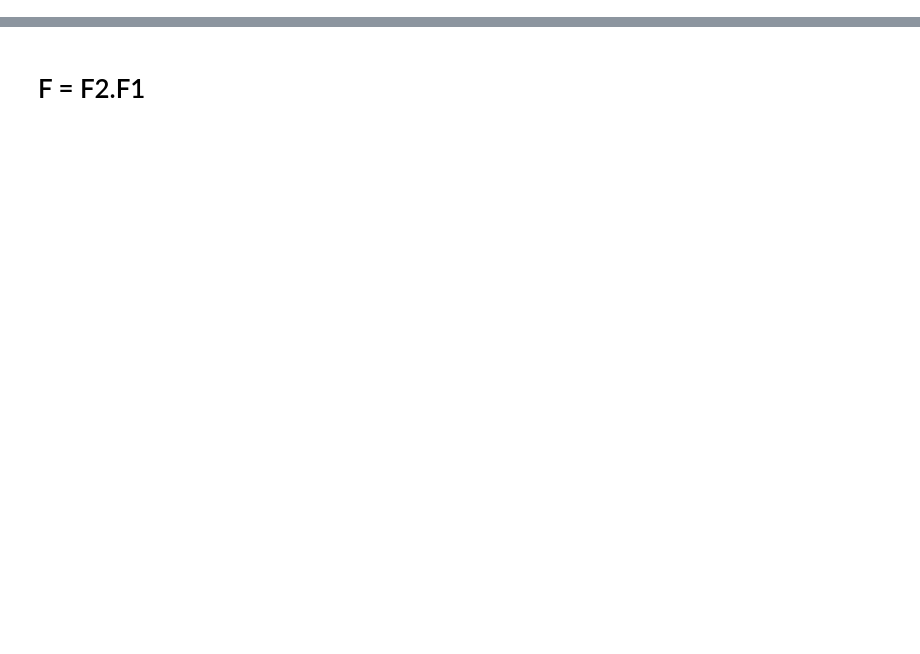
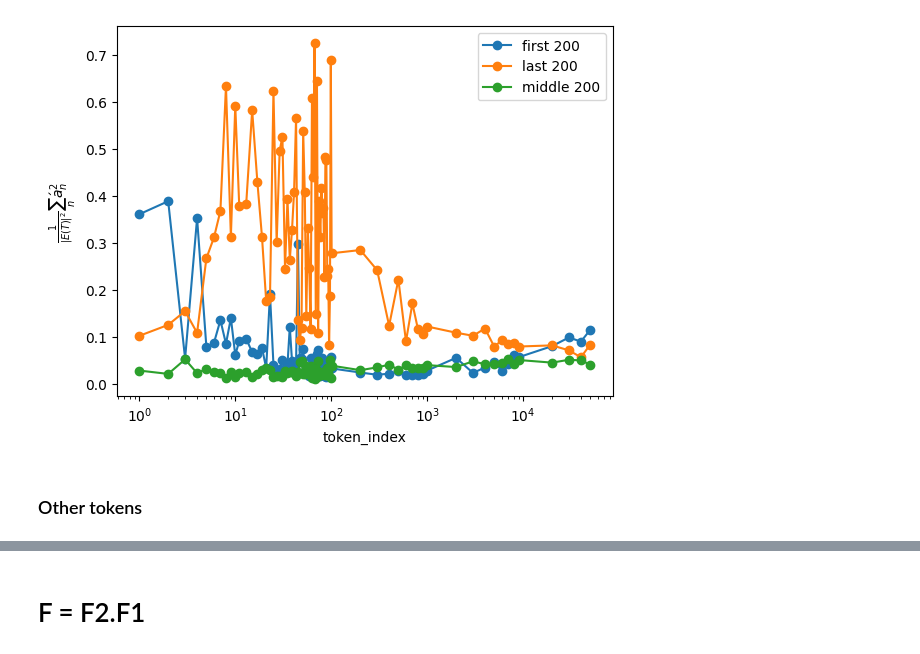
Before and after one commit to acevedo-s/BID, a Jupyter notebook: Text/analysis/Barcelona/nb.ipynb, the cells around one changed output, grey strips where cells are left out. Saved outputs shown, nothing was run; the diff lists cells and outputs as text; code cells hidden in the pictures; blank space fills up the shorter version.

```diff
--- a/Text/analysis/Barcelona/nb.ipynb
+++ b/Text/analysis/Barcelona/nb.ipynb
@@ -60,0 +170,44 @@ plt.show()
+# %%
+cutoff =  200 # embedding_dim // 20
+token_list = np.arange(10,dtype=int)
+token_list = np.concatenate((token_list,
+                             np.arange(10,100,2))
+)
+token_list = np.concatenate((token_list,
+                             np.arange(100,1000,100))
+)
+token_list = np.concatenate((token_list,
+                             np.arange(1000,10000,1000))
+)
+token_list = np.concatenate((token_list,
+                             np.array([2,3,4,5])*10000)
+)
+
+
+weight_on_min_subspace = np.empty(shape=(len(token_list)))
+weight_on_max_subspace = np.empty(shape=weight_on_min_subspace.shape)
+weight_on_middle_subspace = np.empty(shape=weight_on_min_subspace.shape)
+
+for t_id,t in enumerate(token_list):
+  overlaps = np.zeros(shape=(embedding_dim))
+  for n in range(embedding_dim):
+    overlaps[n] = np.dot(embedding_matrix[t],eigenvectors[:,n])
+  weights = overlaps**2 / np.dot(embedding_matrix[t],embedding_matrix[t])
+  weight_on_min_subspace[t_id] = np.sum(weights[:cutoff])
+  weight_on_max_subspace[t_id] = np.sum(weights[-cutoff:])
+  weight_on_middle_subspace[t_id] = np.sum(weights[(embedding_dim-cutoff)//2:(embedding_dim+cutoff)//2])
+# %%
+fig,ax = plt.subplots(1)
+plt.plot(token_list+1,weight_on_min_subspace,'o-',label='first 200')
+plt.plot(token_list+1,weight_on_max_subspace,'o-',label='last 200')
+plt.plot(token_list+1,weight_on_middle_subspace,'o-',label='middle 200')
+ax.set_xscale('log')
+ax.set_ylabel(r'$\frac{1}{|E(T)|^2}\sum_n\' a_n^2$')
+ax.set_xlabel(f'token_index')
+ax.legend()
+# plt.hlines(1/embedding_dim,1,embedding_matrix.shape[0])
+plt.show()
+# %% [output]
+[figure, added]
+# %% [markdown]
+### Other tokens
```
Also changed, not shown: parts of 20 cells of this notebook, 2 other files.
